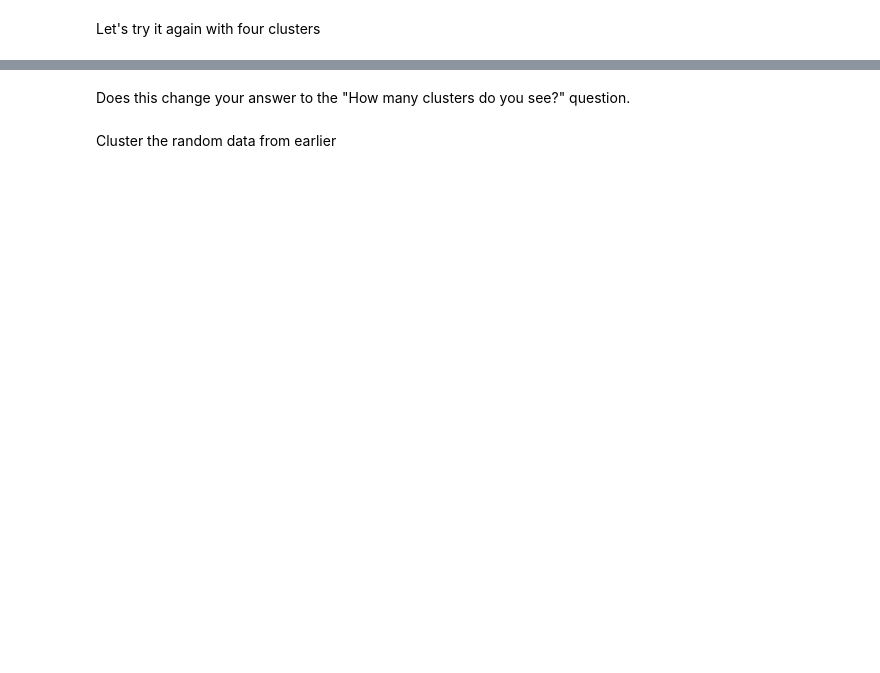
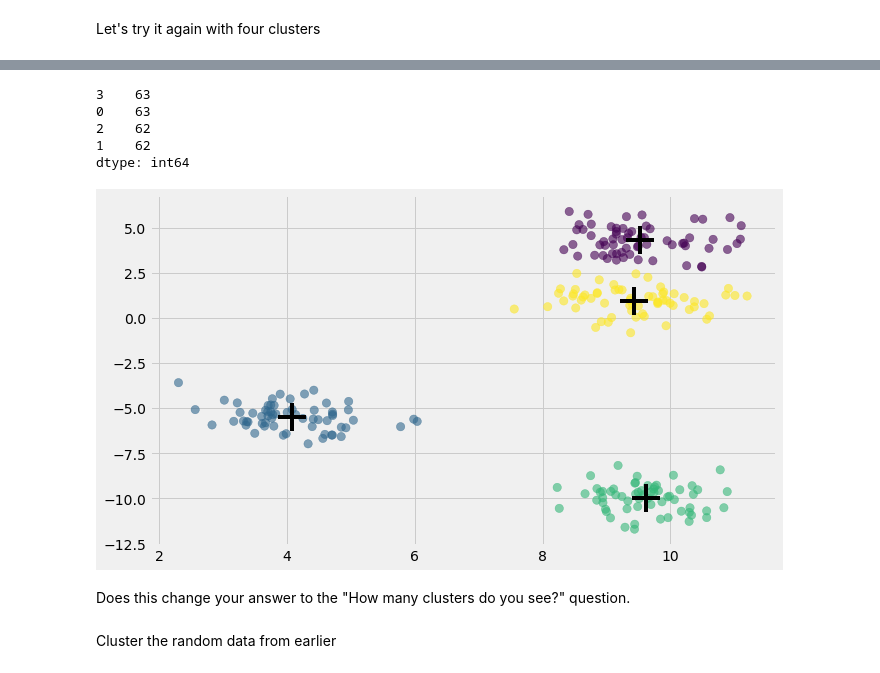
Before and after one commit to yangliu222/DS-SF-42, a Jupyter notebook: george_section/notebooks/In_class/Clustering (In class).ipynb, the cells around one changed output, grey strips where cells are left out. Cells and saved outputs as stored; diff of their text form; code cells hidden in the pictures; blank space fills up the shorter version.

```diff
--- a/george_section/notebooks/In_class/Clustering (In class).ipynb
+++ b/george_section/notebooks/In_class/Clustering (In class).ipynb
@@ -88,8 +98,11 @@ plt.scatter(data[:,0], data[:,1], s=68);
 # %%
 #Intialize the KMeans algorithm with 3 clusters
-
+km3 = KMeans(n_clusters = 3)
 
 #Fit model on data
-
+km3.fit(data)
 
 #Get the labels
+labels = km3.labels_
+
+labels[:10]
@@ -121,9 +162,13 @@ Let's try it again with four clusters
 # %%
 #Intialize the KMeans algorithm with 4 clusters
 
-
+km4 = KMeans(n_clusters=4)
 
 #Fit model on data
-
+km4.fit(data)
 
 #Get the labels
+
+labels = km4.labels_
+
+labels
@@ -130,13 +187,22 @@ Let's try it again with four clusters
 # %%
 #The counts of labels
+pd.value_counts(labels)
+# %% [output]
+3    63
+0    63
+2    62
+1    62
+dtype: int64
 # %%
 #Visualization
-centriods =
+centriods = km4.cluster_centers_
 
 
 plt.figure(figsize=(10, 6))
 plt.scatter(data[:,0], data[:,1], s = 70, c = labels, alpha=.6)
 plt.scatter(centriods[:, 0], centriods[:, 1], s = 800, marker= "+", c = "black");
+# %% [output]
+[figure, added]
 # %% [markdown]
 Does this change your answer to the "How many clusters do you see?" question.
 # %% [markdown]
```
Also changed, not shown: parts of 64 cells of this notebook.
